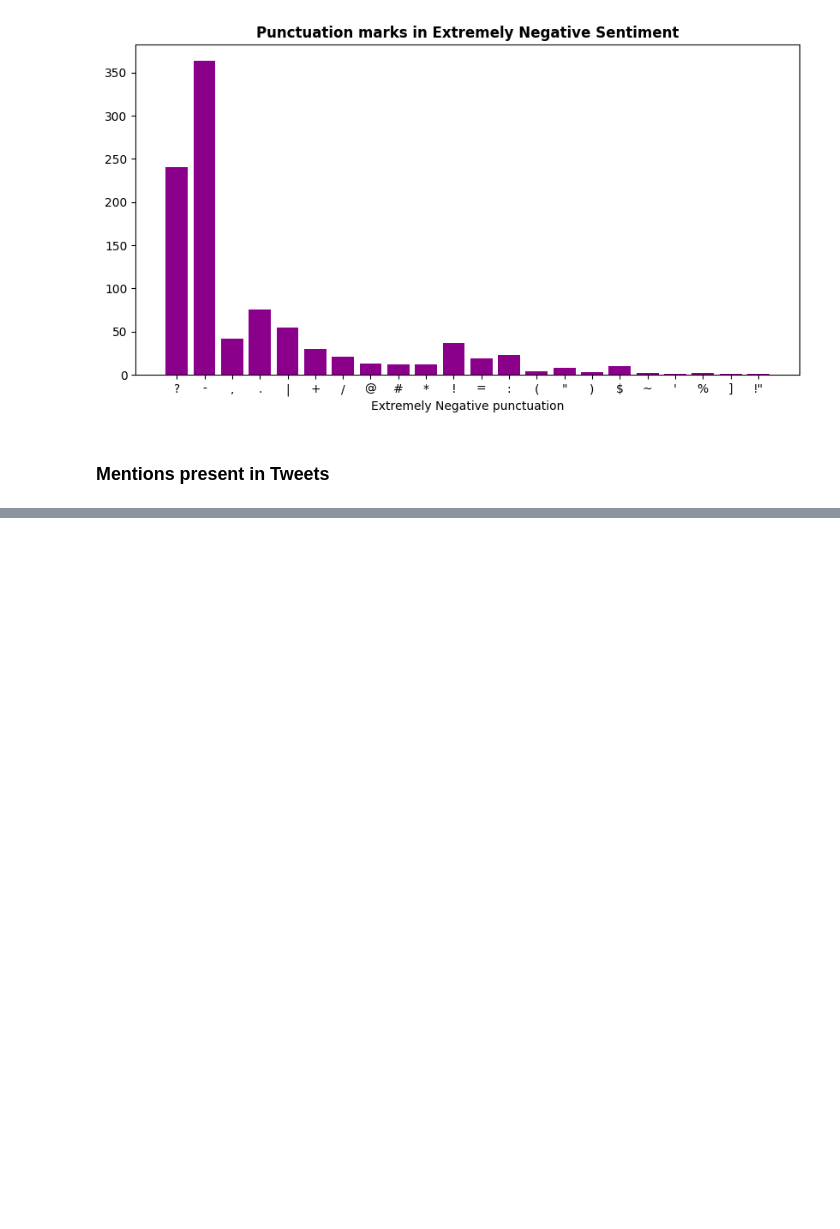
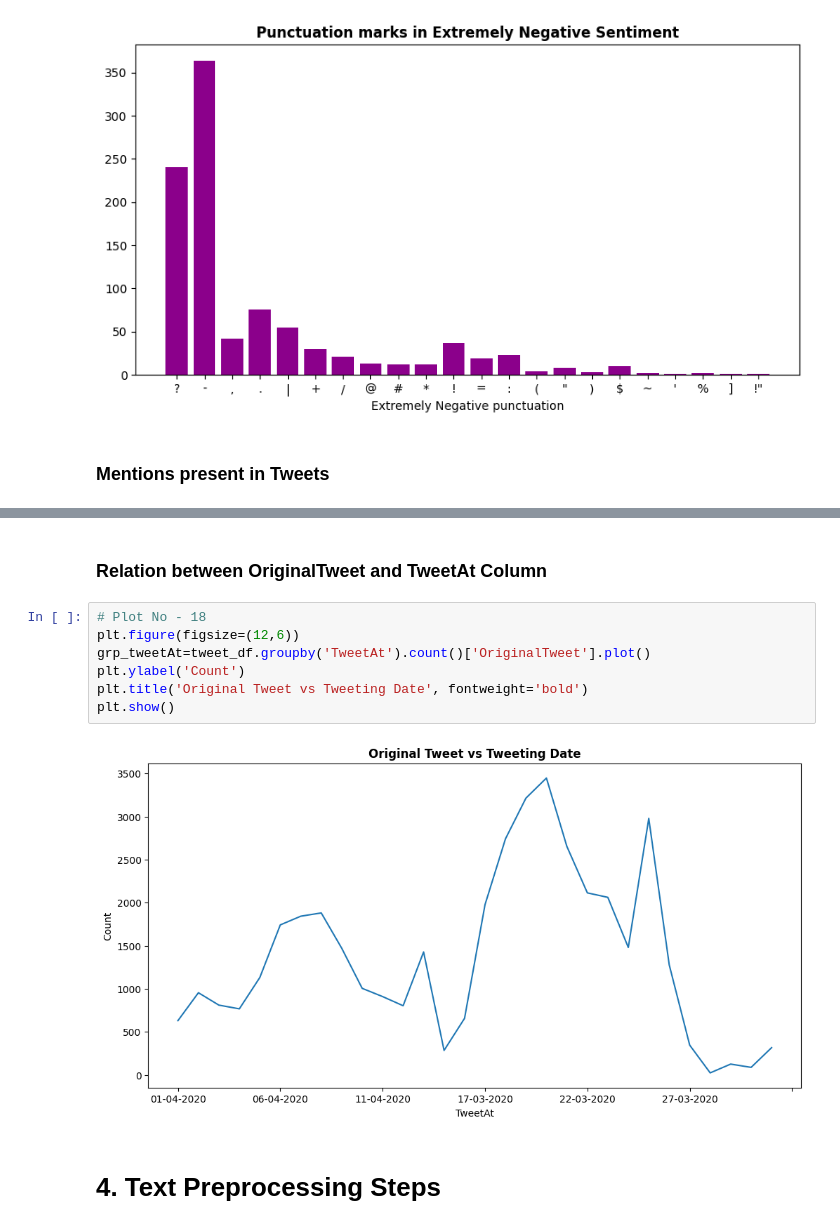
Before and after one commit to SachinYallapurkar/Coronavirus_Tweet_Sentiment_Analysis, a Jupyter notebook: Untitled15.ipynb, the cells around one changed output, grey strips where cells are left out. Saved outputs shown, nothing was run; the diff lists cells and outputs as text; blank space fills up the shorter version.

```diff
--- a/Untitled15.ipynb
+++ b/Untitled15.ipynb
@@ -593,0 +642,13 @@ plt.show()
+# %% [markdown]
+### **Relation between OriginalTweet and TweetAt Column**
+# %%
+# Plot No - 18
+plt.figure(figsize=(12,6))
+grp_tweetAt=tweet_df.groupby('TweetAt').count()['OriginalTweet'].plot()
+plt.ylabel('Count')
+plt.title('Original Tweet vs Tweeting Date', fontweight='bold')
+plt.show()
+# %% [output]
+[figure, added]
+# %% [markdown]
+# **4. Text Preprocessing Steps**
```
Also changed, not shown: parts of 31 cells of this notebook.
